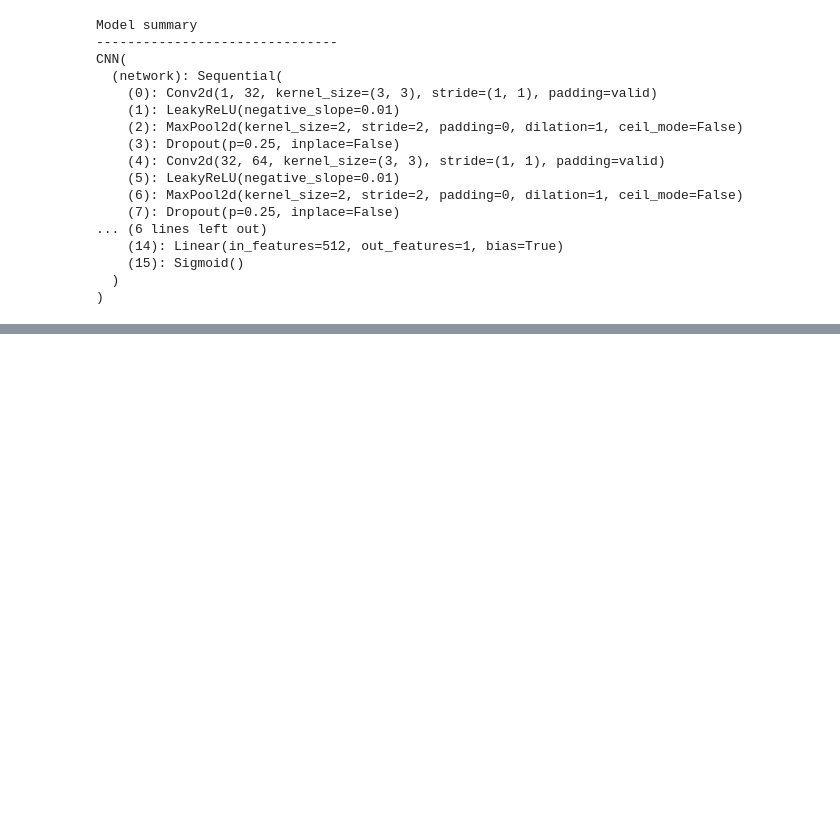
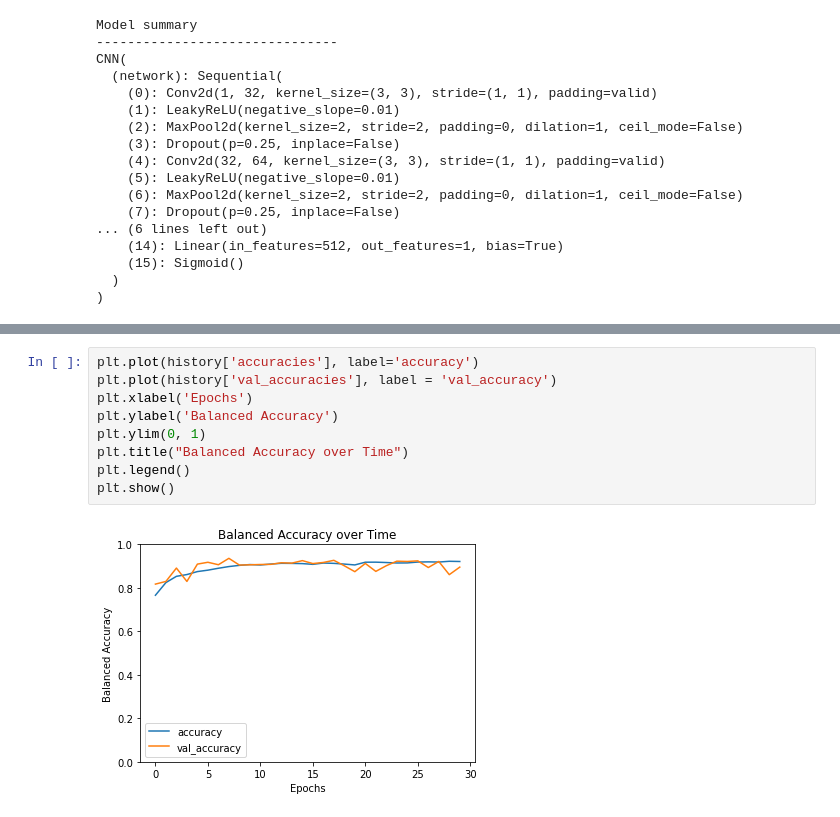
Before and after one commit to sjacob2019/Pneumonia-Chest-Xray, a Jupyter notebook: main.ipynb, the cells around one changed output, grey strips where cells are left out. Drawn from its saved outputs; the diff is of its cells as text; blank space fills up the shorter version.

```diff
--- a/main.ipynb
+++ b/main.ipynb
@@ -128,0 +176,11 @@ Model Saved
+# %%
+plt.plot(history['accuracies'], label='accuracy')
+plt.plot(history['val_accuracies'], label = 'val_accuracy')
+plt.xlabel('Epochs')
+plt.ylabel('Balanced Accuracy')
+plt.ylim(0, 1)
+plt.title("Balanced Accuracy over Time")
+plt.legend()
+plt.show()
+# %% [output]
+[figure, added]
```
Also changed, not shown: parts of 11 cells of this notebook, 2 other files.
